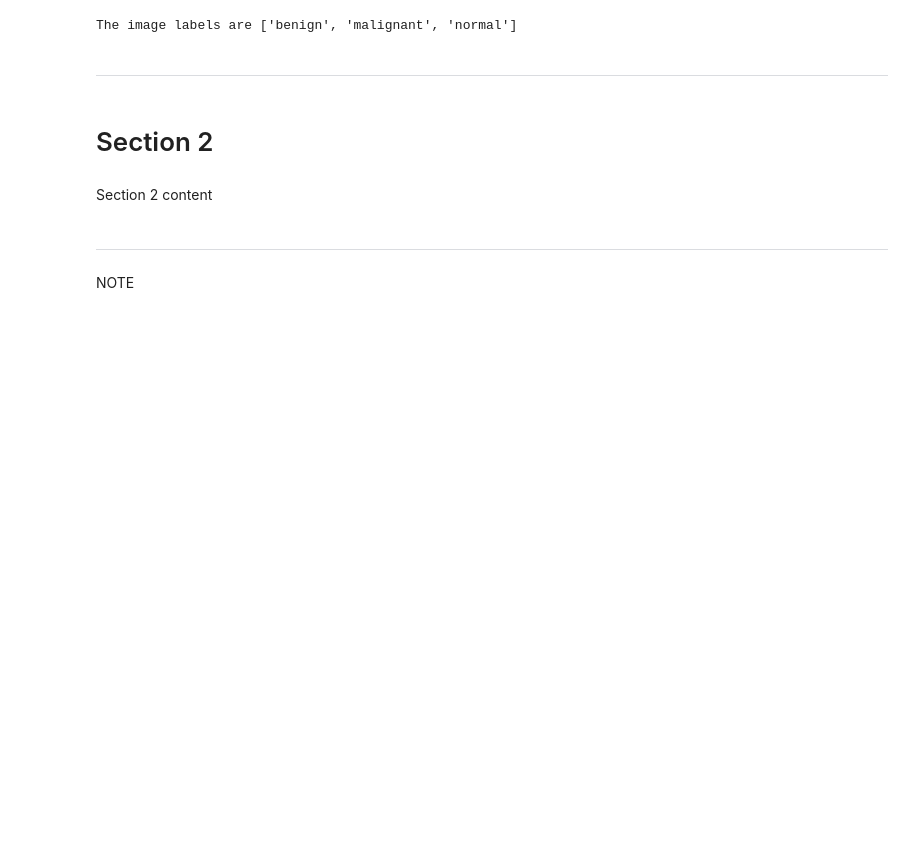
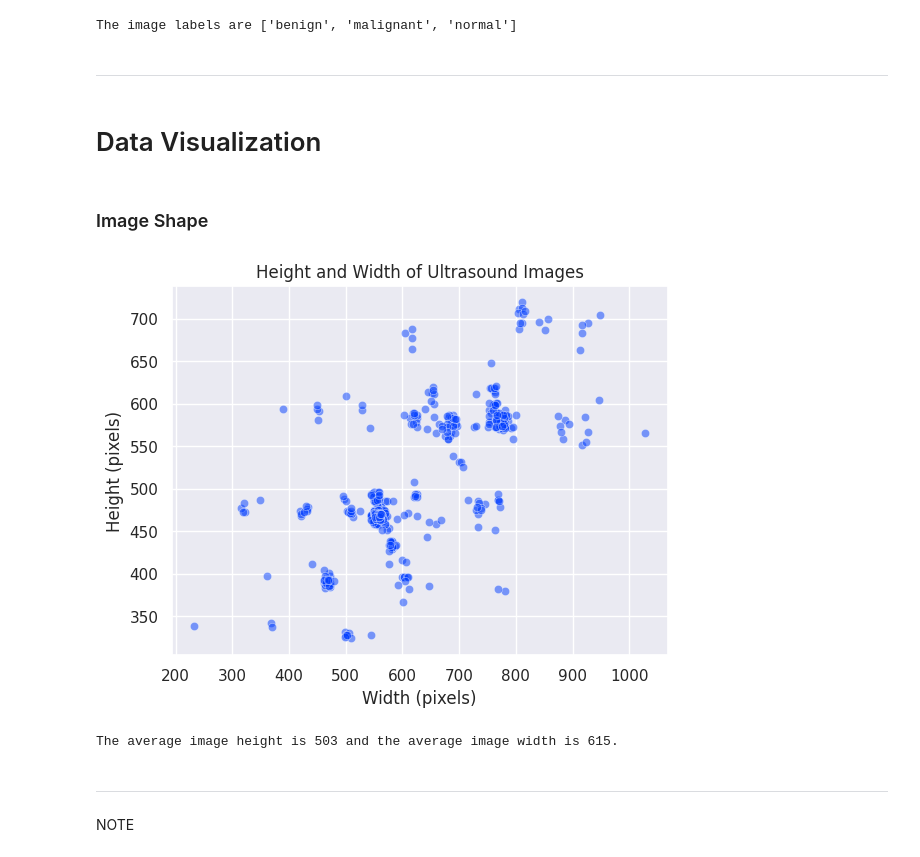
Before and after one commit to Hasmelash95/breast-cancer-detection, a Jupyter notebook: jupyter_notebooks/DataVisualization.ipynb, the cells around one changed output. Drawn from its saved outputs; the diff is of its cells as text; code cells hidden in the pictures; blank space fills up the shorter version.

Commit message:
Plot height and width of ultrasound images and find mean

```diff
--- a/jupyter_notebooks/DataVisualization.ipynb
+++ b/jupyter_notebooks/DataVisualization.ipynb
@@ -62,10 +62,39 @@ print("The image labels are", labels)
 The image labels are ['benign', 'malignant', 'normal']
 # %% [markdown]
 ---
-# %% [markdown]
-# Section 2
-# %% [markdown]
-Section 2 content
+# %% [markdown]
+# Data Visualization
+# %% [markdown]
+### Image Shape
+# %%
+import os
+import pandas as pd
+import numpy as np
+import matplotlib.pyplot as plt
+import seaborn as sns
+import joblib
+from matplotlib.image import imread
+
+image_height, image_width = [], []
+for label in labels:
+    for image_file in os.listdir(train_path + "/" + label):
+        image = imread(train_path + "/" + label + "/" + image_file)
+        height, width, color = image.shape
+        image_height.append(height)
+        image_width.append(width)
+sns.set_theme(style="darkgrid", palette="bright")
+fig, axes = plt.subplots()
+sns.scatterplot(x=image_width, y=image_height, alpha=0.5)
+axes.set_xlabel("Width (pixels)")
+axes.set_ylabel("Height (pixels)")
+axes.set_title("Height and Width of Ultrasound Images")
+height_mean = int(np.array(image_height).mean())
+width_mean = int(np.array(image_width).mean())
+plt.show()
+print(f"The average image height is {height_mean} and the average image width is {width_mean}.")
+# %% [output]
+[figure, added]
+The average image height is 503 and the average image width is 615.
 # %% [markdown]
 ---
 # %% [markdown]
```
